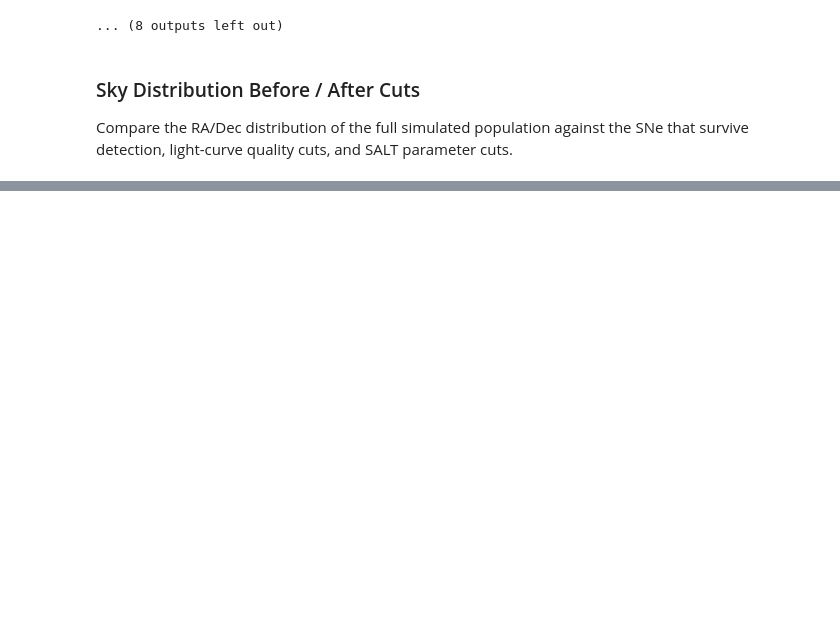
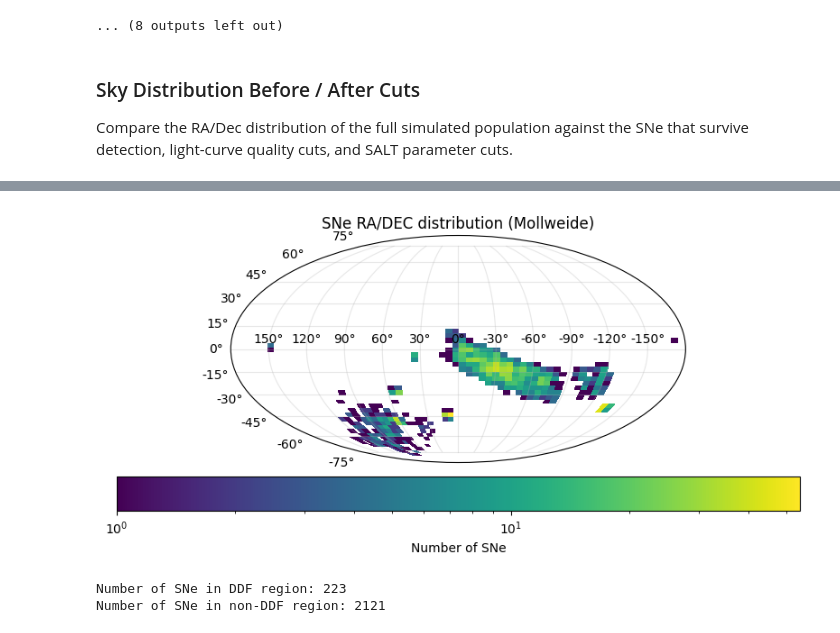
Before and after one commit to mi-dai/lightcurvelynx_rubin_dp2, a Jupyter notebook: dp2_sims_visitdetector.ipynb, the cells around one changed output, grey strips where cells are left out. Cells and saved outputs as stored; diff of their text form; code cells hidden in the pictures; blank space fills up the shorter version.

```diff
--- a/dp2_sims_visitdetector.ipynb
+++ b/dp2_sims_visitdetector.ipynb
@@ -699,0 +694,44 @@ plt.show()
+# %%
+# RA/DEC 2d distribution (see if DDF has over density)
+
+from matplotlib.colors import LogNorm
+
+ra_final = final_selection["source_ra"].to_numpy(dtype=float)
+dec_final = final_selection["source_dec"].to_numpy(dtype=float)
+
+ra_wrapped = np.where(ra_final > 180, ra_final - 360, ra_final)
+ra_rad = np.radians(-ra_wrapped)
+dec_rad = np.radians(dec_final)
+
+nbins_ra, nbins_dec = 60, 30
+H, ra_edges, dec_edges = np.histogram2d(ra_rad, dec_rad, bins=[nbins_ra, nbins_dec])
+
+# mask empty bins so they render as background instead of the bottom of the colormap
+H_masked = np.ma.masked_where(H == 0, H)
+
+fig = plt.figure(figsize=(8, 4))
+ax = fig.add_subplot(111, projection="mollweide")
+mesh = ax.pcolormesh(
+    ra_edges, dec_edges, H_masked.T,
+    cmap="viridis", shading="flat",
+    norm=LogNorm(vmin=1, vmax=H.max()),
+)
+fig.colorbar(mesh, ax=ax, label="Number of SNe", orientation="horizontal", pad=0.05)
+ax.set_xticklabels(['150°','120°','90°','60°','30°','0°','-30°','-60°','-90°','-120°','-150°'])
+ax.grid(True, alpha=0.3)
+ax.set_title("SNe RA/DEC distribution (Mollweide)")
+plt.tight_layout()
+plt.show()
+# %% [output]
+[figure, added]
+# %%
+ra_dec = pd.DataFrame(final_selection[["source_ra","source_dec"]])
+ra_dec["source_ra"] = ra_dec["source_ra"].to_numpy()
+ra_dec["source_dec"] = ra_dec["source_dec"].to_numpy()
+ddf = ra_dec[select_ddf_visits(ra_dec,ra_col="source_ra",dec_col="source_dec")]
+wfd = ra_dec[~select_ddf_visits(ra_dec,ra_col="source_ra",dec_col="source_dec")]
+print(f"Number of SNe in DDF region: {len(ddf)}")
+print(f"Number of SNe in non-DDF region: {len(wfd)}")
+# %% [output]
+Number of SNe in DDF region: 223
+Number of SNe in non-DDF region: 2121
```
Also changed, not shown: parts of 21 cells of this notebook.
